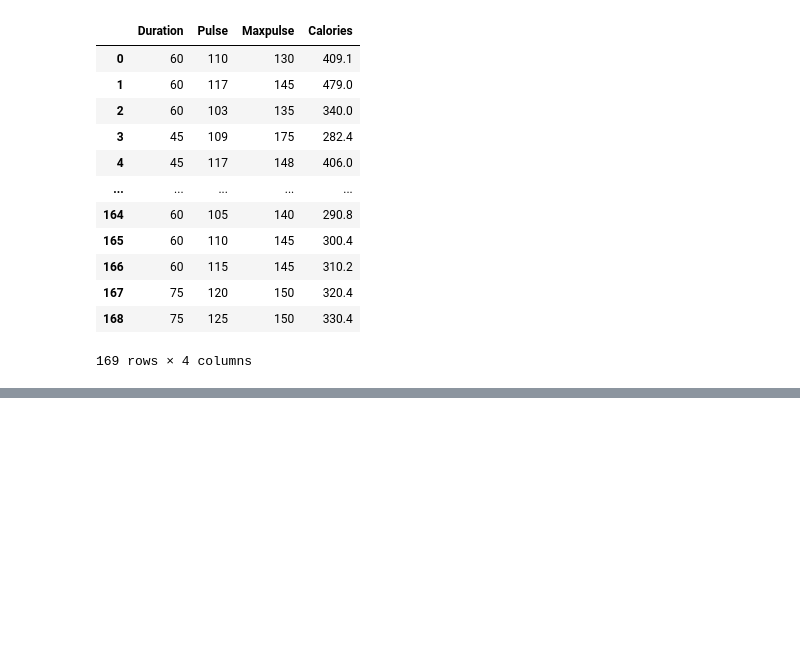
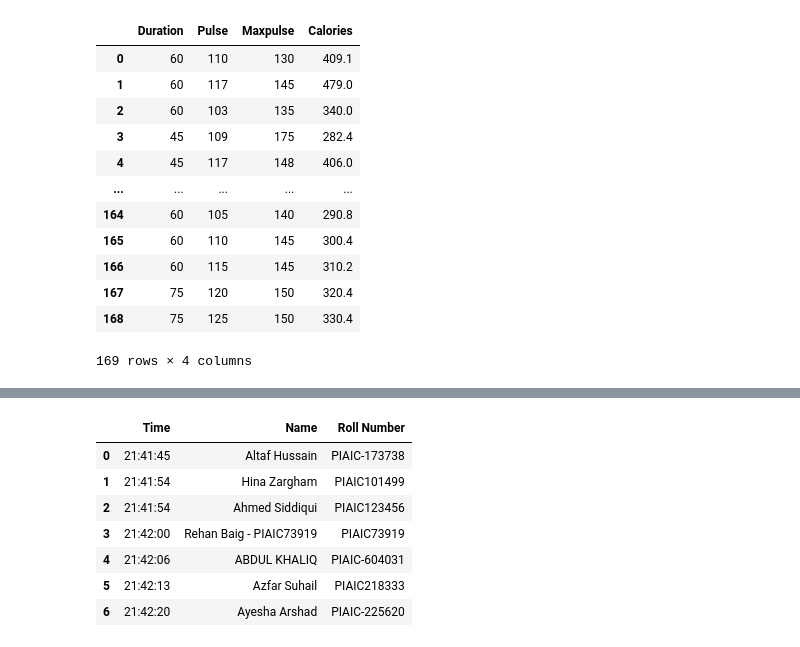
Before and after one commit to AhmedShaykh/NumPy-And-Pandas, a Jupyter notebook: pandas.ipynb, the cells around one changed output, grey strips where cells are left out. Drawn from its saved outputs; the diff is of its cells as text; code cells hidden in the pictures; blank space fills up the shorter version.

```diff
--- a/pandas.ipynb
+++ b/pandas.ipynb
@@ -358,0 +860,11 @@ df
+# %%
+import re; # Regular Expression
+
+patterns : str = r"""
+(\d{2}:\d{2}:\d{2}) From (.*) to Everyone:
+	(PIAIC-? ?\d{5,6})
+""";
+
+data : list[list[str]] = re.findall(patterns, chats);
+
+data
@@ -358,0 +879,13 @@ df
+# %%
+df : pd.DataFrame = pd.DataFrame(data, columns=["Time", "Name","Roll Number"]);
+
+df
+# %% [output]
+|  | Time | Name | Roll Number |
+| 0 | 21:41:45 | Altaf Hussain | PIAIC-173738 |
+| 1 | 21:41:54 | Hina Zargham | PIAIC101499 |
+| 2 | 21:41:54 | Ahmed Siddiqui | PIAIC123456 |
+| 3 | 21:42:00 | Rehan Baig - PIAIC73919 | PIAIC73919 |
+| 4 | 21:42:06 | ABDUL KHALIQ | PIAIC-604031 |
+| 5 | 21:42:13 | Azfar Suhail | PIAIC218333 |
+| 6 | 21:42:20 | Ayesha Arshad | PIAIC-225620 |
```
Also changed, not shown: parts of 12 cells of this notebook.
